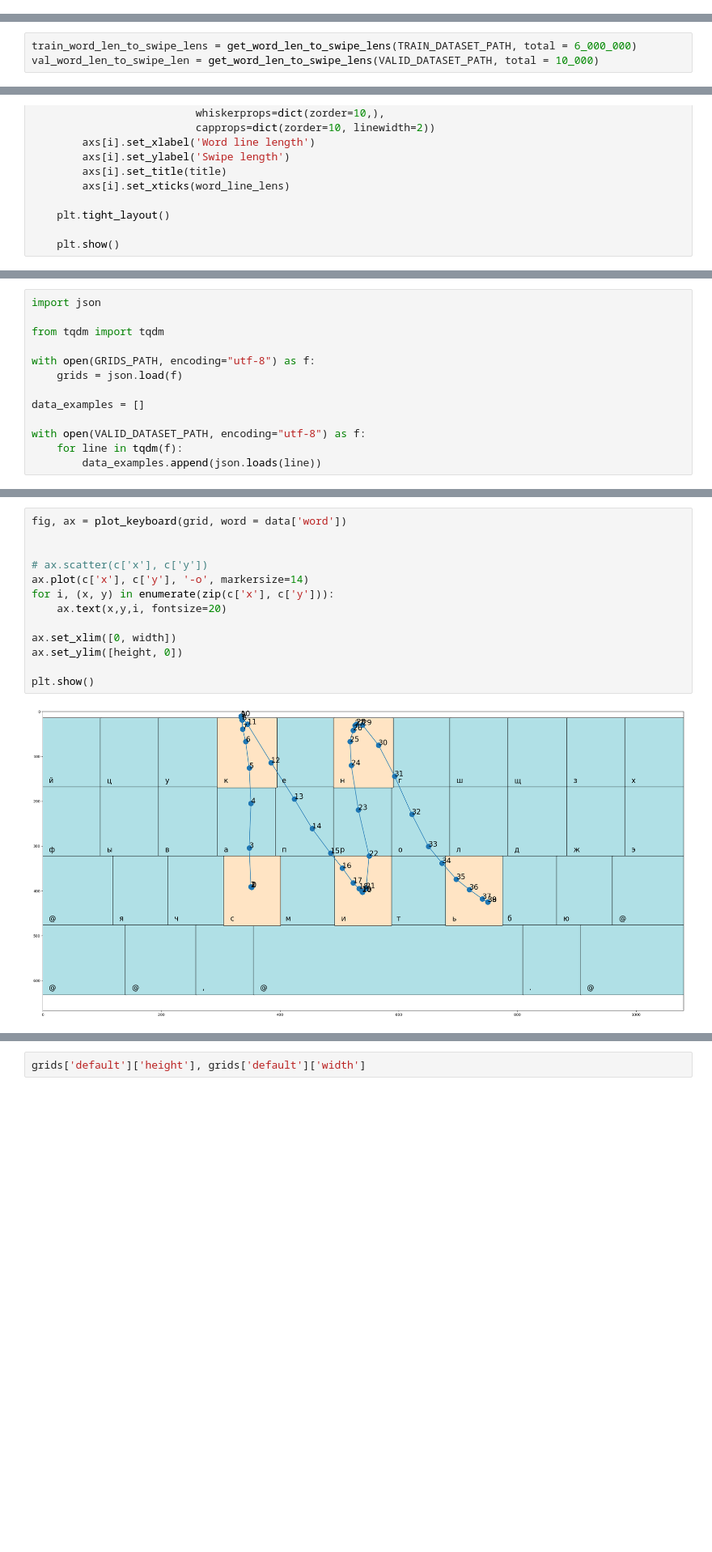
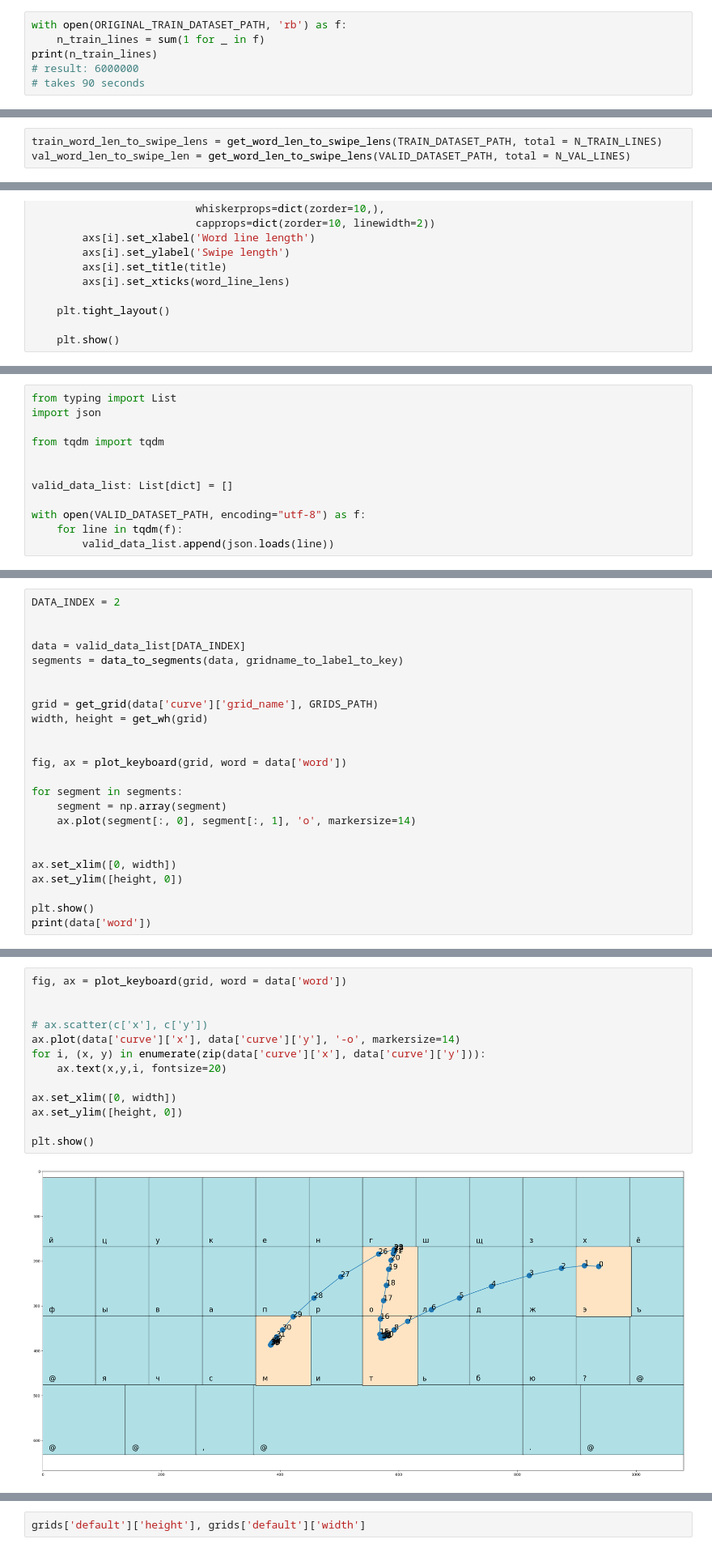
Before and after one commit to tribixbite/neural-swipe-typing, a Jupyter notebook: src/data_analysis/data_analysis.ipynb, the cells around one changed output, grey strips where cells are left out. Shown at 81% size. Drawn from its saved outputs; the diff is of its cells as text; blank space fills up the shorter version.

Commit message:
Data_analysis.ipynb cleaned and working; Refactor

```diff
--- a/src/data_analysis/data_analysis.ipynb
+++ b/src/data_analysis/data_analysis.ipynb
@@ -39,3 +43,9 @@ TEST_DATASET_PATH = "../../data/data_separated_grid/test.jsonl"
 
 VOCAB_PATH = "../../data/data_separated_grid/voc.txt"
 GRIDS_PATH = "../../data/data_separated_grid/gridname_to_grid.json"
+# %%
+with open(ORIGINAL_TRAIN_DATASET_PATH, 'rb') as f:
+    n_train_lines = sum(1 for _ in f)
+print(n_train_lines)
+# result: 6000000
+# takes 90 seconds
@@ -531,8 +543,8 @@ def get_word_len_to_swipe_lens(dataset_path: str, total: Optional[int] = None) -
             word_len_to_swipe_len[len(word)].append(swipe_len)
     return word_len_to_swipe_len
 # %%
-train_word_len_to_swipe_lens = get_word_len_to_swipe_lens(TRAIN_DATASET_PATH, total = 6_000_000)
-val_word_len_to_swipe_len = get_word_len_to_swipe_lens(VALID_DATASET_PATH, total = 10_000)
+train_word_len_to_swipe_lens = get_word_len_to_swipe_lens(TRAIN_DATASET_PATH, total = N_TRAIN_LINES)
+val_word_len_to_swipe_len = get_word_len_to_swipe_lens(VALID_DATASET_PATH, total = N_VAL_LINES)
 # %%
 # def plot_word_len_to_swipe_len_lst(word_len_to_swipe_len_lst: List[Dict[int, List[int]]],
 #                                    titles: Optional[List[str]] = None
@@ -1004,15 +1043,14 @@ segments, data['word']
 # %% [output]
 ([[(437, 60), (437, 60), (434, 60), (433, 59), (433, 59)]], 'ее')
 # %%
+from typing import List
 import json
 
 from tqdm import tqdm
 
-with open(GRIDS_PATH, encoding="utf-8") as f:
-    grids = json.load(f)
 
-data_examples = []
+valid_data_list: List[dict] = []
 
 with open(VALID_DATASET_PATH, encoding="utf-8") as f:
     for line in tqdm(f):
-        data_examples.append(json.loads(line))
+        valid_data_list.append(json.loads(line))
@@ -1067,0 +1125,24 @@ plt.show()
+# %%
+DATA_INDEX = 2
+
+
+data = valid_data_list[DATA_INDEX]
+segments = data_to_segments(data, gridname_to_label_to_key)
+
+
+grid = get_grid(data['curve']['grid_name'], GRIDS_PATH)
+width, height = get_wh(grid)
+
+
+fig, ax = plot_keyboard(grid, word = data['word'])
+
+for segment in segments:
+    segment = np.array(segment)
+    ax.plot(segment[:, 0], segment[:, 1], 'o', markersize=14)
+
+
+ax.set_xlim([0, width])
+ax.set_ylim([height, 0])
+
+plt.show()
+print(data['word'])
@@ -1068,16 +1152,16 @@ plt.show()
 # %%
 fig, ax = plot_keyboard(grid, word = data['word'])
 
 
 # ax.scatter(c['x'], c['y'])
-ax.plot(c['x'], c['y'], '-o', markersize=14)
-for i, (x, y) in enumerate(zip(c['x'], c['y'])):
+ax.plot(data['curve']['x'], data['curve']['y'], '-o', markersize=14)
+for i, (x, y) in enumerate(zip(data['curve']['x'], data['curve']['y'])):
     ax.text(x,y,i, fontsize=20)
 
 ax.set_xlim([0, width])
 ax.set_ylim([height, 0])
 
 plt.show()
 # %% [output]
-[figure, old version]
+[figure, new version]
 # %%
```
Also changed, not shown: parts of 61 cells of this notebook, 11 other files.
